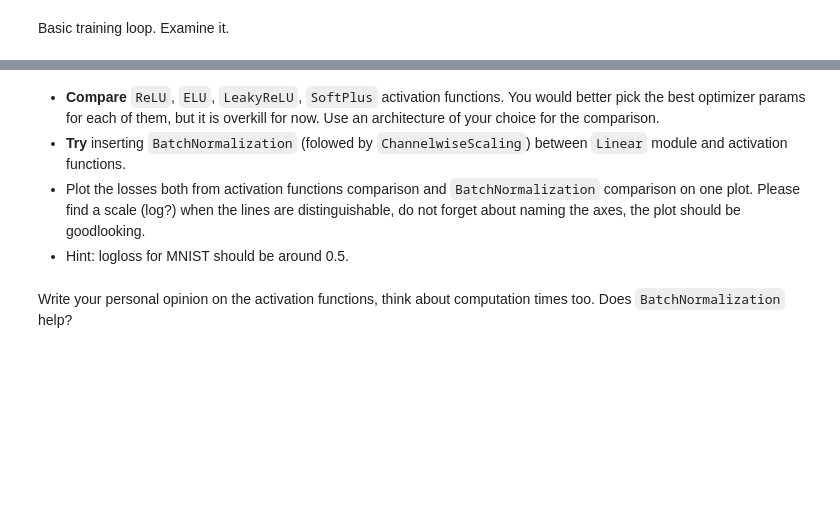
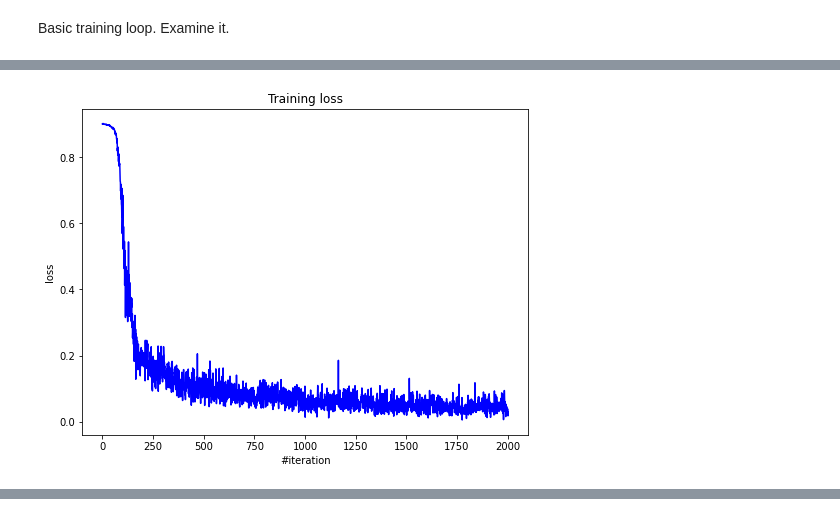
Before and after one commit to Vinogradov-Mikhail/Spbu_ML_hw_19, a Jupyter notebook: homework_3_custom_framework/homework_main.ipynb, the cells around one changed output, grey strips where cells are left out. Cells and saved outputs as stored; diff of their text form; code cells hidden in the pictures; blank space fills up the shorter version.

```diff
--- a/homework_3_custom_framework/homework_main.ipynb
+++ b/homework_3_custom_framework/homework_main.ipynb
@@ -166,0 +228,15 @@ One-hot encode the labels first.
+# %%
+net = Sequential()
+net.add(Linear(features, 600))
+net.add(ReLU())
+net.add(Dropout(0.7))
+net.add(Linear(600, 300))
+net.add(ReLU())
+net.add(Linear(300, 100))
+net.add(ReLU())
+net.add(Linear(100, 10))
+net.add(SoftMax())
+
+criterion = MSECriterion()
+
+print(net)
@@ -166,0 +253,37 @@ One-hot encode the labels first.
+# %%
+loss_history = []
+
+for i in range(n_epoch):
+    for x_batch, y_batch in get_batches((x_train, y_train_onehot), batch_size):
+
+        net.zeroGradParameters()
+
+        # Forward
+        predictions = net.forward(x_batch)
+        loss = criterion.forward(predictions, y_batch)
+
+        # Backward
+        dp = criterion.backward(predictions, y_batch)
+        net.backward(x_batch, dp)
+
+        # Update weights
+        sgd_momentum(net.getParameters(),
+                     net.getGradParameters(),
+                     optimizer_config,
+                     optimizer_state)
+
+        loss_history.append(loss)
+
+    # Visualize
+    display.clear_output(wait=True)
+    plt.figure(figsize=(8, 6))
+
+    plt.title("Training loss")
+    plt.xlabel("#iteration")
+    plt.ylabel("loss")
+    plt.plot(loss_history, 'b')
+    plt.show()
+
+    print('Current loss: %f' % loss)
+# %% [output]
+[figure, added]
@@ -167,8 +291,2 @@ One-hot encode the labels first.
 # %%
 # Your code goes here. ################################################
-# %% [markdown]
-- **Compare** `ReLU`, `ELU`, `LeakyReLU`, `SoftPlus` activation functions.
-You would better pick the best optimizer params for each of them, but it is overkill for now. Use an architecture of your choice for the comparison.
-- **Try** inserting `BatchNormalization` (folowed by `ChannelwiseScaling`) between `Linear` module and activation functions.
-- Plot the losses both from activation functions comparison and `BatchNormalization` comparison on one plot. Please find a scale (log?) when the lines are distinguishable, do not forget about naming the axes, the plot should be goodlooking.
-- Hint: logloss for MNIST should be around 0.5.
@@ -177,2 +292,0 @@ You would better pick the best optimizer params for each of them, but it is over
-# %% [markdown]
-Write your personal opinion on the activation functions, think about computation times too. Does `BatchNormalization` help?
```
Also changed, not shown: parts of 34 cells of this notebook, 1 other file.
